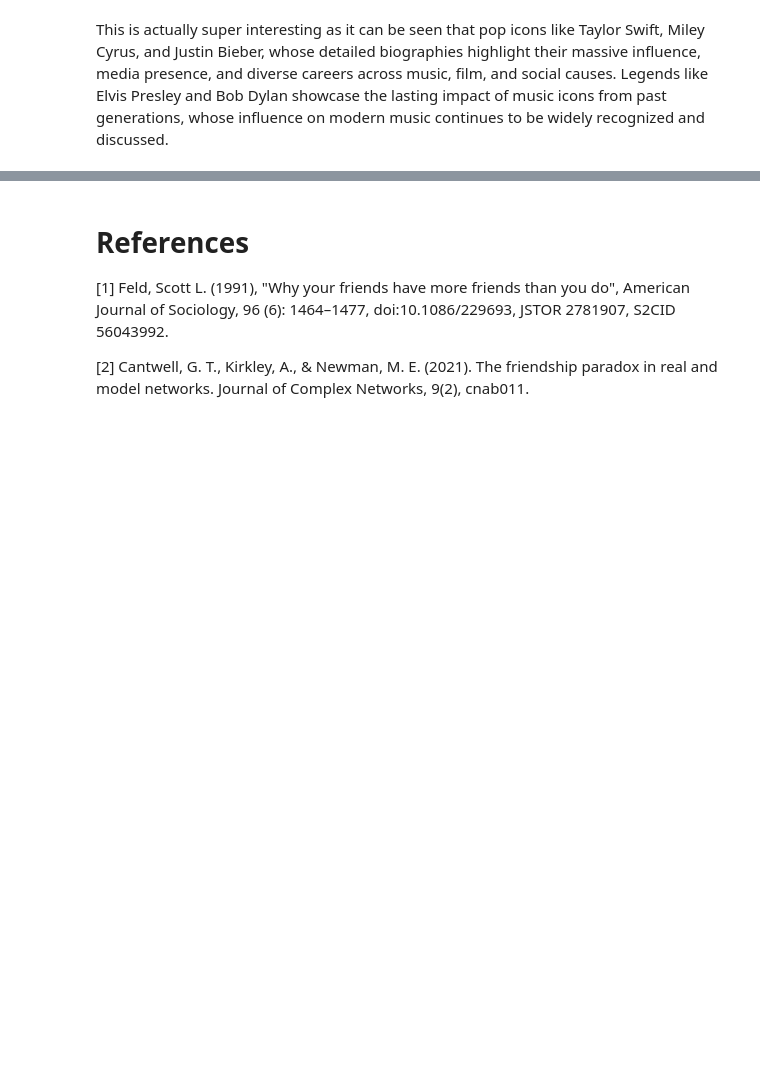
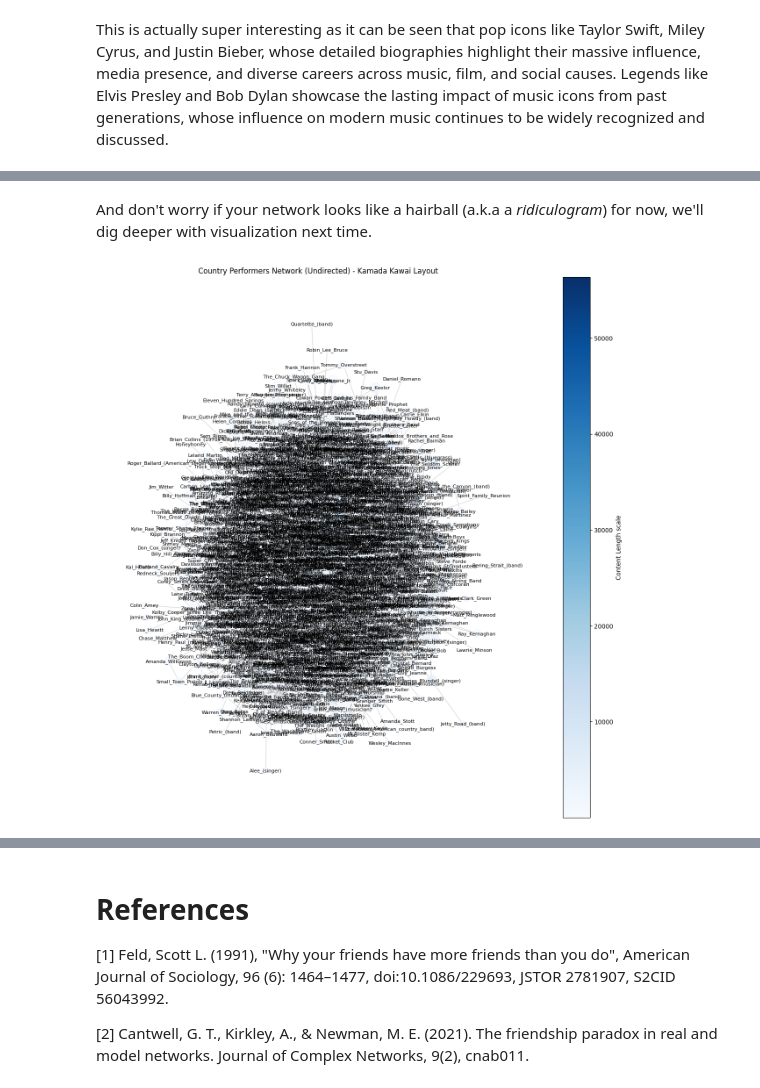
Before and after one commit to famu8/socialgraphs2024, a Jupyter notebook: Assignment1.ipynb, the cells around one changed output, grey strips where cells are left out. Saved outputs shown, nothing was run; the diff lists cells and outputs as text; code cells hidden in the pictures; blank space fills up the shorter version.

```diff
--- a/Assignment1.ipynb
+++ b/Assignment1.ipynb
@@ -579,0 +593,36 @@ This is actually super interesting as it can be seen that pop icons like Taylor
+# %% [markdown]
+And don't worry if your network looks like a hairball (a.k.a a *ridiculogram*) for now, we'll dig deeper with visualization next time.
+# %%
+import matplotlib.pyplot as plt
+%matplotlib inline
+import networkx as nx
+import numpy as np
+
+undirected_graph = G.to_undirected()
+degrees = np.array([undirected_graph.degree(n) for n in undirected_graph.nodes()]) #number of conections
+
+content_lengths = np.array([undirected_graph.nodes[n]['word_count'] for n in undirected_graph.nodes()])
+norm_content_lengths = (content_lengths - np.min(content_lengths)) / (np.max(content_lengths) - np.min(content_lengths)) #Color normalization
+
+plt.figure(figsize=(16, 16))
+pos = nx.kamada_kawai_layout(undirected_graph)
+cmap = plt.get_cmap('Blues')
+nodes = nx.draw_networkx_nodes(undirected_graph, pos, node_size=node_size,
+                               node_color = norm_content_lengths, cmap=cmap, alpha=0.8)
+edges = nx.draw_networkx_edges(undirected_graph, pos, alpha=0.3, edge_color='gray')
+
+# Names of each node(singers)
+nx.draw_networkx_labels(undirected_graph, pos, font_size=8, font_color='black')
+
+sm = plt.cm.ScalarMappable(cmap=cmap, norm=plt.Normalize(vmin=np.min(content_lengths), vmax=np.max(content_lengths)))
+sm.set_array([])
+
+cbar = plt.colorbar(sm, ax=plt.gca()) #Color bar
+cbar.set_label('Content Length scale')
+
+# Configurar el título y ocultar los ejes
+plt.title("Country Performers Network (Undirected) - Kamada Kawai Layout")
+plt.axis('off')
+plt.show()
+# %% [output]
+[figure, added]
```
Also changed, not shown: parts of 8 cells of this notebook, 1 other file.
